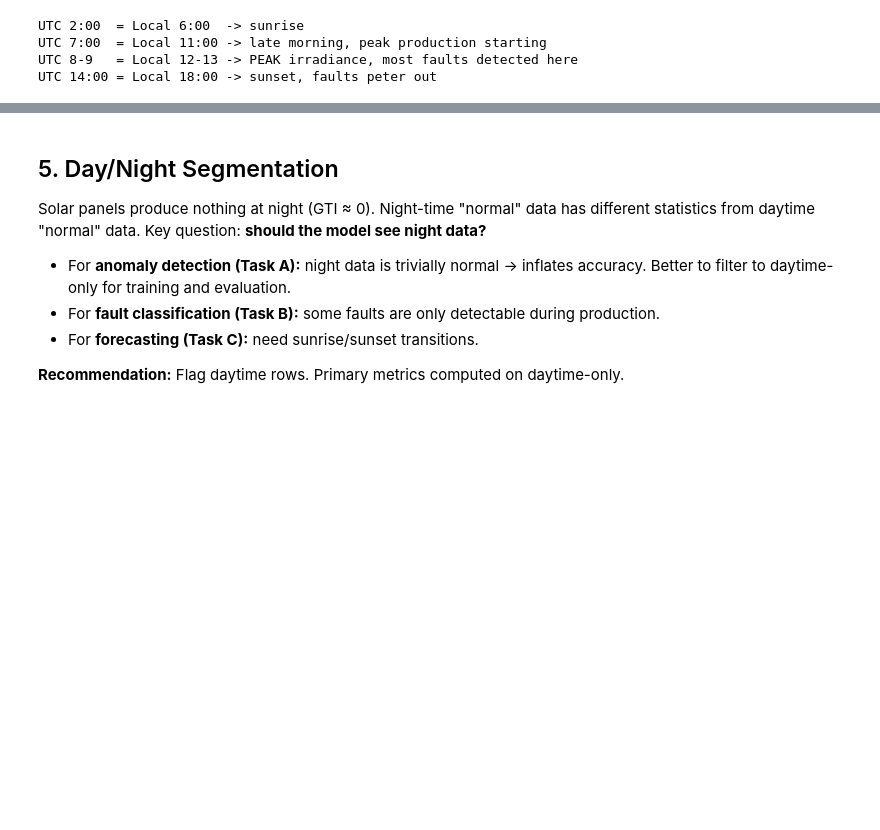
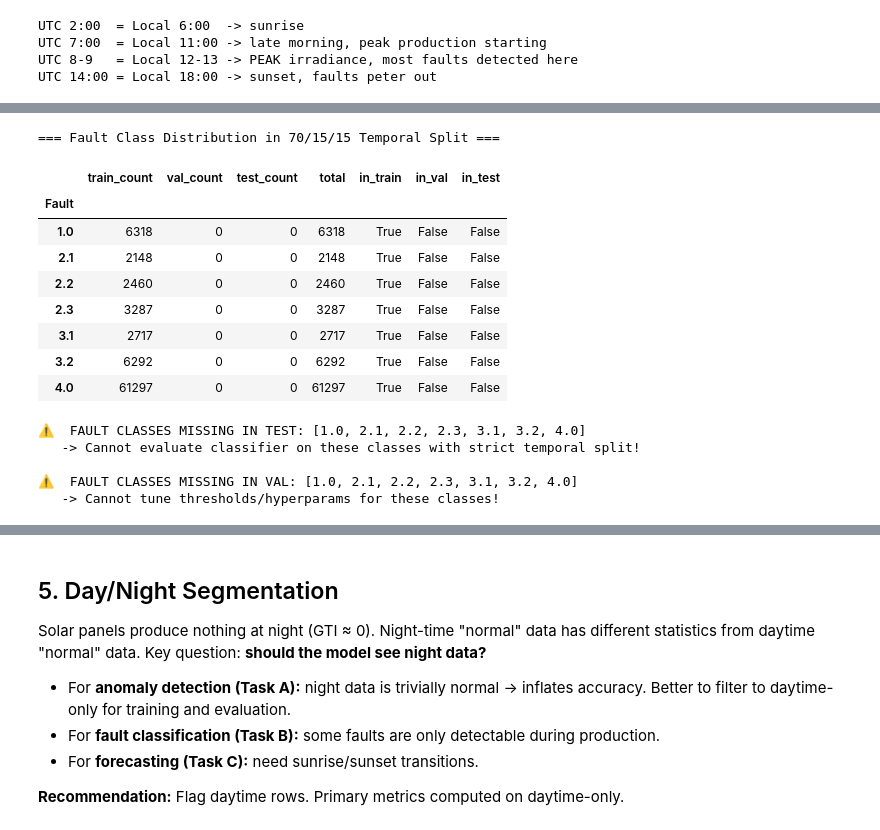
Before and after one commit to aminetech26/PFE_Experiments, a Jupyter notebook: notebooks/eda_reunion.ipynb, the cells around one changed output, grey strips where cells are left out. Cells and saved outputs as stored; diff of their text form; code cells hidden in the pictures; blank space fills up the shorter version.

```diff
--- a/notebooks/eda_reunion.ipynb
+++ b/notebooks/eda_reunion.ipynb
@@ -1063,0 +1127,51 @@ UTC 14:00 = Local 18:00 -> sunset, faults peter out
+# %%
+# Simulate 70/15/15 temporal split and check fault presence
+train_mask = pdf[TIME_COL] < t_70pct
+val_mask = (pdf[TIME_COL] >= t_70pct) & (pdf[TIME_COL] < t_85pct)
+test_mask = pdf[TIME_COL] >= t_85pct
+
+train_faults = pdf[train_mask & (pdf[LABEL_COL] != 0.0)][LABEL_COL].value_counts().sort_index()
+val_faults = pdf[val_mask & (pdf[LABEL_COL] != 0.0)][LABEL_COL].value_counts().sort_index()
+test_faults = pdf[test_mask & (pdf[LABEL_COL] != 0.0)][LABEL_COL].value_counts().sort_index()
+
+# Combine into a summary table
+split_fault_summary = pd.DataFrame({
+    "train_count": train_faults,
+    "val_count": val_faults,
+    "test_count": test_faults,
+}).fillna(0).astype(int)
+
+split_fault_summary["total"] = split_fault_summary.sum(axis=1)
+split_fault_summary["in_train"] = split_fault_summary["train_count"] > 0
+split_fault_summary["in_val"] = split_fault_summary["val_count"] > 0
+split_fault_summary["in_test"] = split_fault_summary["test_count"] > 0
+
+print("=== Fault Class Distribution in 70/15/15 Temporal Split ===")
+display(split_fault_summary)
+
+# Highlight problematic classes
+missing_in_test = split_fault_summary[~split_fault_summary["in_test"]].index.tolist()
+missing_in_val = split_fault_summary[~split_fault_summary["in_val"]].index.tolist()
+
+if missing_in_test:
+    print(f"\n⚠️  FAULT CLASSES MISSING IN TEST: {missing_in_test}")
+    print("   -> Cannot evaluate classifier on these classes with strict temporal split!")
+if missing_in_val:
+    print(f"\n⚠️  FAULT CLASSES MISSING IN VAL: {missing_in_val}")
+    print("   -> Cannot tune thresholds/hyperparams for these classes!")
+# %% [output]
+=== Fault Class Distribution in 70/15/15 Temporal Split ===
+|  | train_count | val_count | test_count | total | in_train | in_val | in_test |
+| Fault |  |  |  |  |  |  |  |
+| 1.0 | 6318 | 0 | 0 | 6318 | True | False | False |
+| 2.1 | 2148 | 0 | 0 | 2148 | True | False | False |
+| 2.2 | 2460 | 0 | 0 | 2460 | True | False | False |
+| 2.3 | 3287 | 0 | 0 | 3287 | True | False | False |
+| 3.1 | 2717 | 0 | 0 | 2717 | True | False | False |
+| 3.2 | 6292 | 0 | 0 | 6292 | True | False | False |
+| 4.0 | 61297 | 0 | 0 | 61297 | True | False | False |
+⚠️  FAULT CLASSES MISSING IN TEST: [1.0, 2.1, 2.2, 2.3, 3.1, 3.2, 4.0]
+   -> Cannot evaluate classifier on these classes with strict temporal split!
+
+⚠️  FAULT CLASSES MISSING IN VAL: [1.0, 2.1, 2.2, 2.3, 3.1, 3.2, 4.0]
+   -> Cannot tune thresholds/hyperparams for these classes!
```
Also changed, not shown: parts of 4 cells of this notebook, 1 other file.
